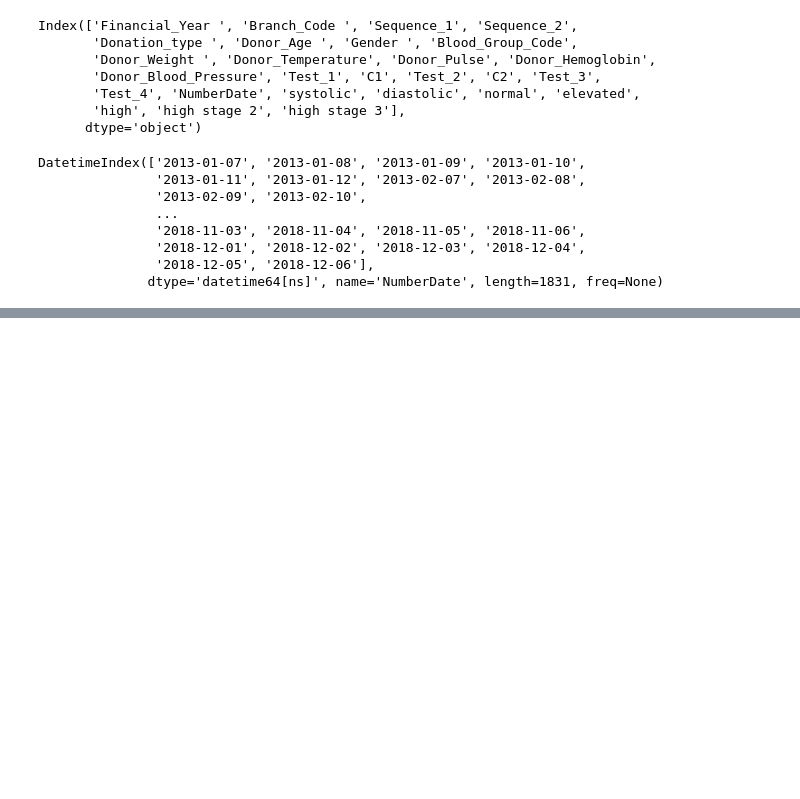
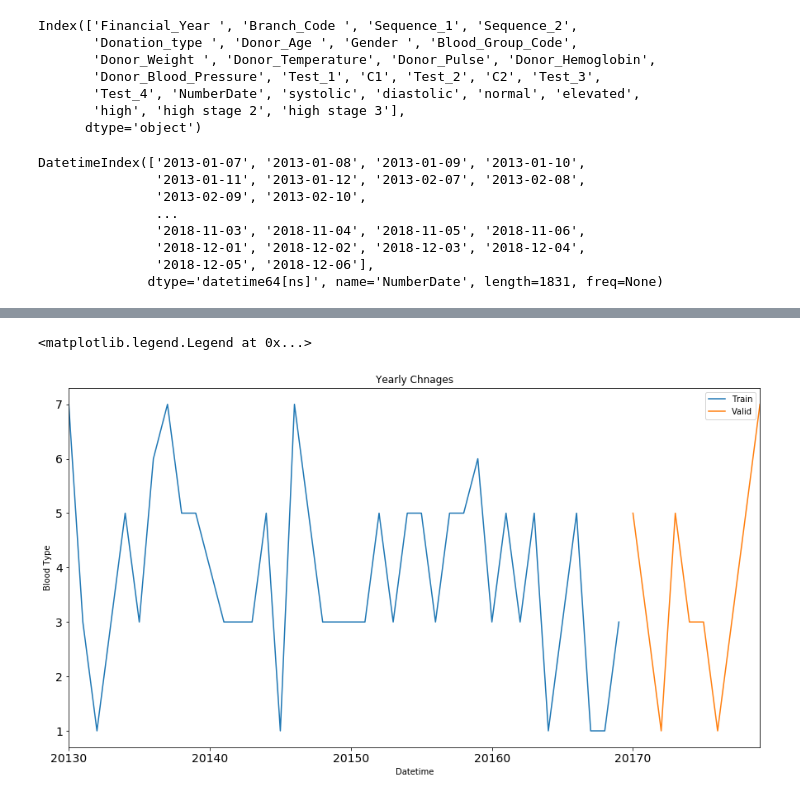
Before and after one commit to aaqibqadeer/Blood-Group-Forecasting, a Jupyter notebook: Round2.ipynb, the cells around one changed output, grey strips where cells are left out. Drawn from its saved outputs; the diff is of its cells as text; code cells hidden in the pictures; blank space fills up the shorter version.

```diff
--- a/Round2.ipynb
+++ b/Round2.ipynb
@@ -364,0 +374,3 @@ plt.show()
+# %%
+Train = data.ix['2013-01-07':'2017-06-27']
+cross_valid = data.ix['2017-06-28':'2018-12-06']
@@ -364,0 +391,9 @@ plt.show()
+# %%
+Train.Blood_Group_Code.plot(figsize = (15,8), title = 'Yearly Chnages', fontsize = 14, label = 'Train')
+cross_valid.Blood_Group_Code.plot(figsize = (15,8), title = 'Yearly Chnages', fontsize =14, label = 'Valid')
+plt.xlabel('Datetime')
+plt.ylabel('Blood Type')
+plt.legend(loc = 'best')
+# %% [output]
+<matplotlib.legend.Legend at 0x...>
+[figure, added]
```
Also changed, not shown: parts of 12 cells of this notebook.
